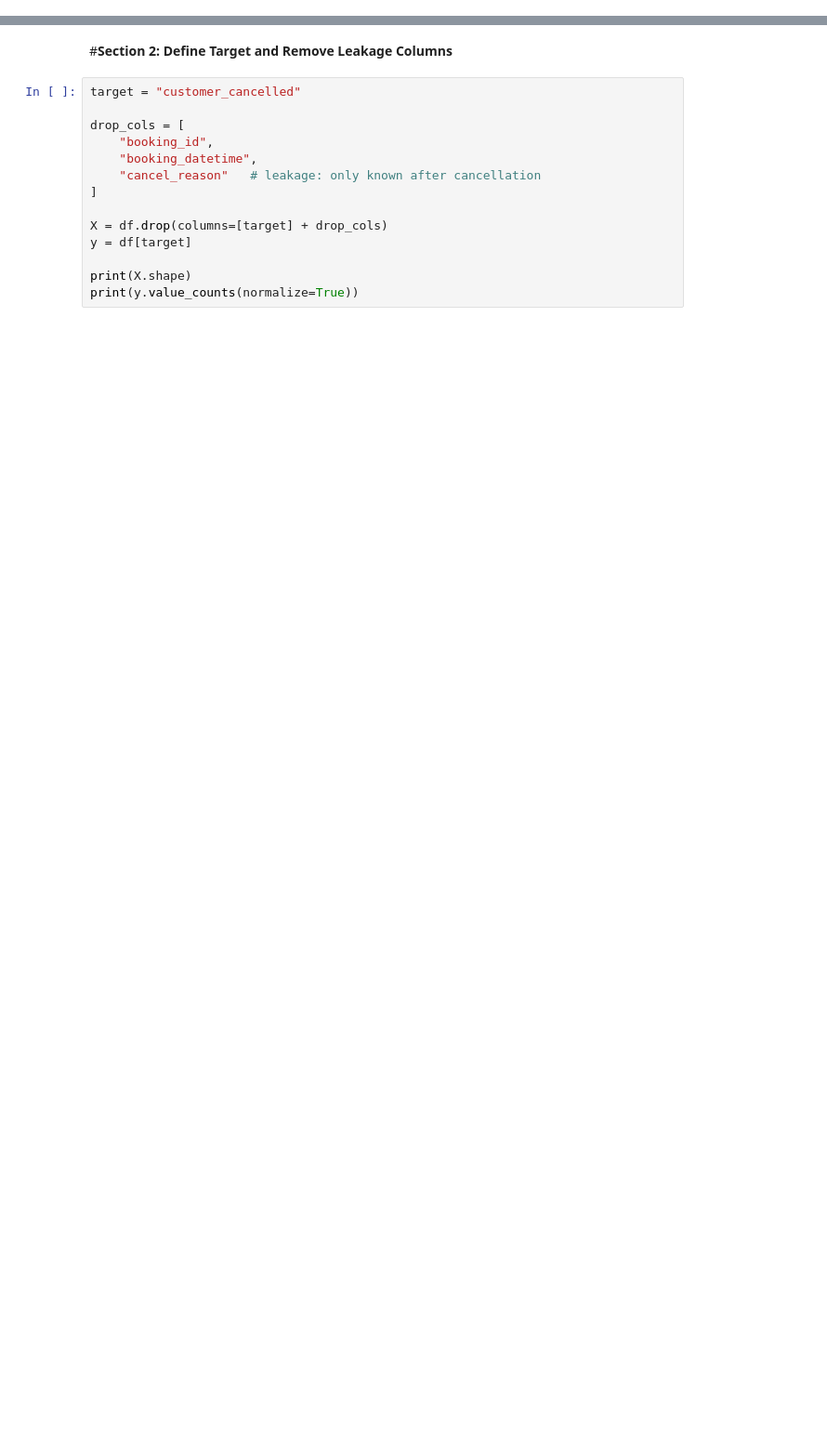
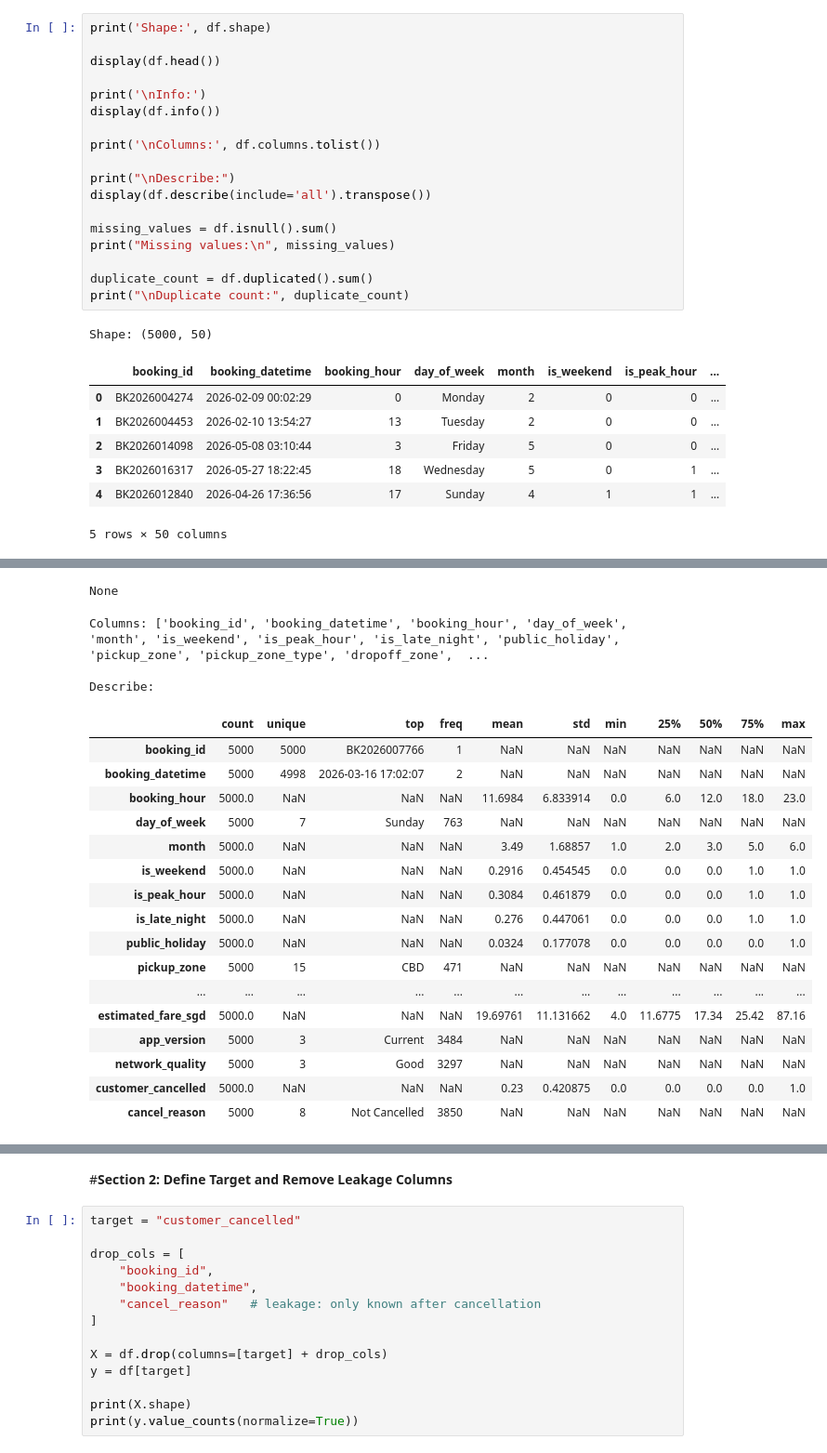
Before and after one commit to miffylim2308/ADALL_github, a Jupyter notebook: Test_Grab_Transbport.ipynb, the cells around one changed output, grey strips where cells are left out. Shown at 93% size. Cells and saved outputs as stored; diff of their text form; blank space fills up the shorter version.

```diff
--- a/Test_Grab_Transbport.ipynb
+++ b/Test_Grab_Transbport.ipynb
@@ -38,0 +76,27 @@ df.describe()
+# %%
+print('Shape:', df.shape)
+
+display(df.head())
+
+print('\nInfo:')
+display(df.info())
+
+print('\nColumns:', df.columns.tolist())
+
+print("\nDescribe:")
+display(df.describe(include='all').transpose())
+
+missing_values = df.isnull().sum()
+print("Missing values:\n", missing_values)
+
+duplicate_count = df.duplicated().sum()
+print("\nDuplicate count:", duplicate_count)
+# %% [output]
+Shape: (5000, 50)
+|  | booking_id | booking_datetime | booking_hour | day_of_week | month | is_weekend | is_peak_hour | ... |
+| 0 | BK2026004274 | 2026-02-09 00:02:29 | 0 | Monday | 2 | 0 | 0 | ... |
+| 1 | BK2026004453 | 2026-02-10 13:54:27 | 13 | Tuesday | 2 | 0 | 0 | ... |
+| 2 | BK2026014098 | 2026-05-08 03:10:44 | 3 | Friday | 5 | 0 | 0 | ... |
+| 3 | BK2026016317 | 2026-05-27 18:22:45 | 18 | Wednesday | 5 | 0 | 1 | ... |
+| 4 | BK2026012840 | 2026-04-26 17:36:56 | 17 | Sunday | 4 | 1 | 1 | ... |
+5 rows × 50 columns
@@ -38,0 +120,21 @@ df.describe()
+None
+Columns: ['booking_id', 'booking_datetime', 'booking_hour', 'day_of_week', 'month', 'is_weekend', 'is_peak_hour', 'is_late_night', 'public_holiday', 'pickup_zone', 'pickup_zone_type', 'dropoff_zone',  ...
+
+Describe:
+|  | count | unique | top | freq | mean | std | min | 25% | 50% | 75% | max |
+| booking_id | 5000 | 5000 | BK2026007766 | 1 | NaN | NaN | NaN | NaN | NaN | NaN | NaN |
+| booking_datetime | 5000 | 4998 | 2026-03-16 17:02:07 | 2 | NaN | NaN | NaN | NaN | NaN | NaN | NaN |
+| booking_hour | 5000.0 | NaN | NaN | NaN | 11.6984 | 6.833914 | 0.0 | 6.0 | 12.0 | 18.0 | 23.0 |
+| day_of_week | 5000 | 7 | Sunday | 763 | NaN | NaN | NaN | NaN | NaN | NaN | NaN |
+| month | 5000.0 | NaN | NaN | NaN | 3.49 | 1.68857 | 1.0 | 2.0 | 3.0 | 5.0 | 6.0 |
+| is_weekend | 5000.0 | NaN | NaN | NaN | 0.2916 | 0.454545 | 0.0 | 0.0 | 0.0 | 1.0 | 1.0 |
+| is_peak_hour | 5000.0 | NaN | NaN | NaN | 0.3084 | 0.461879 | 0.0 | 0.0 | 0.0 | 1.0 | 1.0 |
+| is_late_night | 5000.0 | NaN | NaN | NaN | 0.276 | 0.447061 | 0.0 | 0.0 | 0.0 | 1.0 | 1.0 |
+| public_holiday | 5000.0 | NaN | NaN | NaN | 0.0324 | 0.177078 | 0.0 | 0.0 | 0.0 | 0.0 | 1.0 |
+| pickup_zone | 5000 | 15 | CBD | 471 | NaN | NaN | NaN | NaN | NaN | NaN | NaN |
+| ... | ... | ... | ... | ... | ... | ... | ... | ... | ... | ... | ... |
+| estimated_fare_sgd | 5000.0 | NaN | NaN | NaN | 19.69761 | 11.131662 | 4.0 | 11.6775 | 17.34 | 25.42 | 87.16 |
+| app_version | 5000 | 3 | Current | 3484 | NaN | NaN | NaN | NaN | NaN | NaN | NaN |
+| network_quality | 5000 | 3 | Good | 3297 | NaN | NaN | NaN | NaN | NaN | NaN | NaN |
+| customer_cancelled | 5000.0 | NaN | NaN | NaN | 0.23 | 0.420875 | 0.0 | 0.0 | 0.0 | 0.0 | 1.0 |
+| cancel_reason | 5000 | 8 | Not Cancelled | 3850 | NaN | NaN | NaN | NaN | NaN | NaN | NaN |
```
Also changed, not shown: parts of 12 cells of this notebook.
